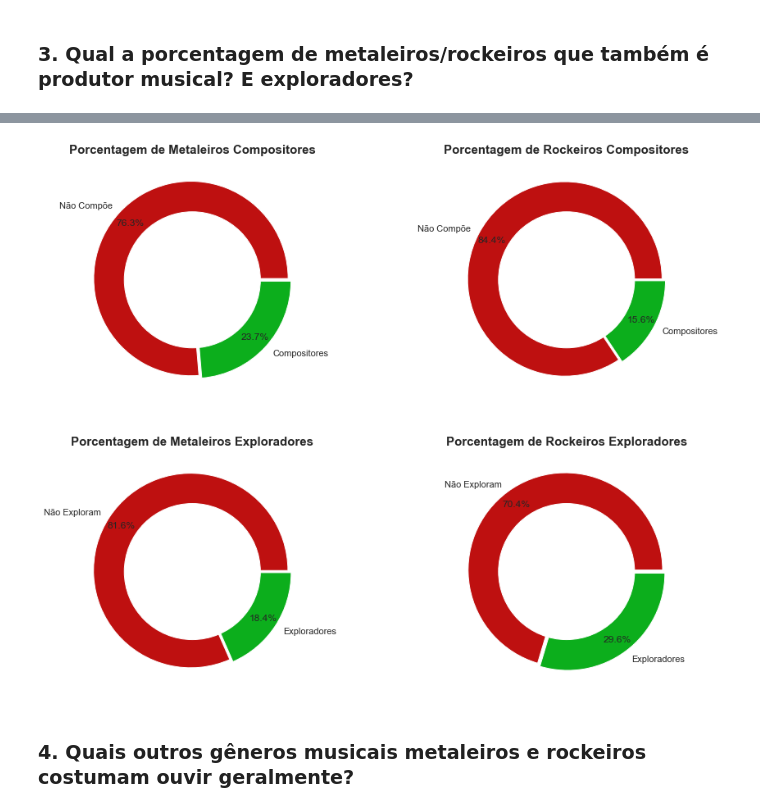
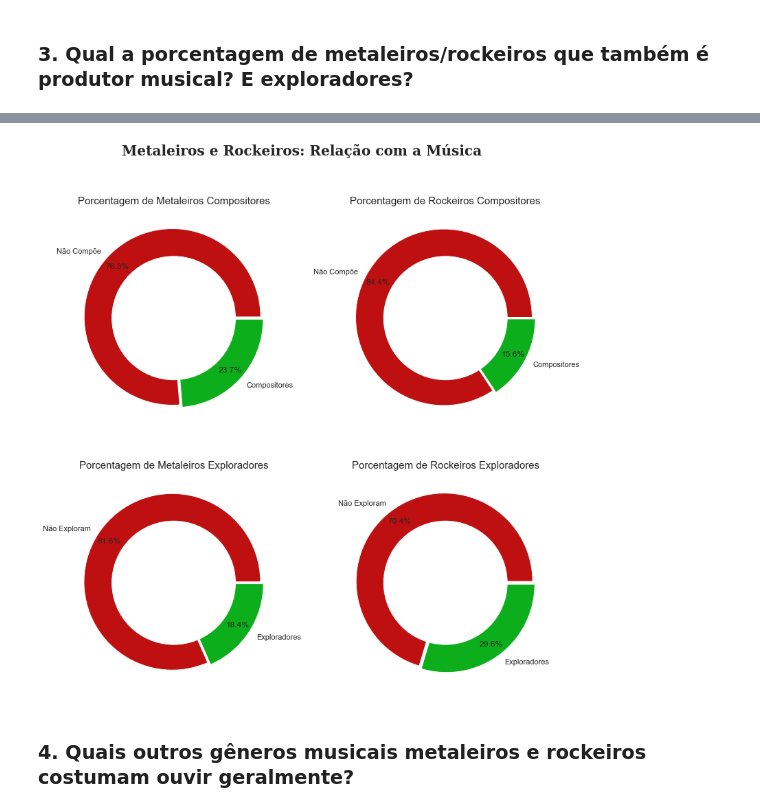
Before and after one commit to JoSEPHDev2022/Mental_Health_X_Music, a Jupyter notebook: analise_exp.ipynb, the cells around one changed output, grey strips where cells are left out. Drawn from its saved outputs; the diff is of its cells as text; code cells hidden in the pictures.

```diff
--- a/analise_exp.ipynb
+++ b/analise_exp.ipynb
@@ -21,13 +21,17 @@ Após a etapa de limpeza serão definidas algumas questões e propostas de anál
 # %%
-# Importando as bibliotecas que serão utilizadas para a realização dos trabalhos:
+# Importando bibliotecas:
 import pandas as pd
 import numpy as np
 import matplotlib.pyplot as plt
 import seaborn as sns
+import warnings
 
-# Definindo parâmetros de tamanho das figuras do Seaborn:
-sns.set(rc={'figure.figsize':(12,8)})
-sns.set(style="darkgrid")
+# Definindo parâmetros:
+sns.set_theme(context='notebook', style="darkgrid")
+pd.set_option('display.max_columns', 500)
+pd.set_option('display.max_rows', 500)
+pd.set_option('display.max_info_columns', 150)
+warnings.filterwarnings('ignore')
 
 print('Pacotes prontos!')
 # %% [output]
@@ -986,77 +1078,44 @@ display(explorers)
 # %%
-fig = plt.figure(figsize=(15, 12))
+fig = plt.figure(figsize=(13, 13))
 
 # Gráfico 1: Metaleiros Compositores
 fig.add_subplot(221)
-qtde = [58, 18]
-labels = ['Não Compõe', 'Compositores']
-
-colors = ['#BE1010', '#0CAE1C']
-explode = (0.02, 0.02)
-
-plt.pie(qtde, labels=labels, colors=colors,
-        autopct='%1.1f%%', pctdistance=0.85, explode=explode)
-
-circle = plt.Circle((0,0), 0.70, fc='white')
-fig = plt.gcf()
-
-fig.gca().add_artist(circle)
-plt.title('Porcentagem de Metaleiros Compositores', fontsize=15, fontweight='bold')
+pieCharts(
+    [58, 18], ['Não Compõe', 'Compositores'], ['#BE1010', '#0CAE1C'],
+    (0.02, 0.02), 'Porcentagem de Metaleiros Compositores'
+)
 
 # Gráfico 2: Rockeiros Compositores
 fig.add_subplot(222)
-qtde = [151, 28]
-labels = ['Não Compõe', 'Compositores']
-
-colors = ['#BE1010', '#0CAE1C']
-explode = (0.02, 0.02)
-
-plt.pie(qtde, labels=labels, colors=colors,
-        autopct='%1.1f%%', pctdistance=0.85, explode=explode)
-
-circle = plt.Circle((0,0), 0.70, fc='white')
-fig = plt.gcf()
-
-fig.gca().add_artist(circle)
-plt.title('Porcentagem de Rockeiros Compositores',fontsize=15, fontweight='bold')
+pieCharts(
+    [151, 28], ['Não Compõe', 'Compositores'], ['#BE1010', '#0CAE1C'],
+    (0.02, 0.02), 'Porcentagem de Rockeiros Compositores'
+)
 
 # Gráfico 3: Metaleiros Exploradores
 fig.add_subplot(223)
-qtde = [62, 14]
-labels = ['Não Exploram', 'Exploradores']
-
-colors = ['#BE1010', '#0CAE1C']
-explode = (0.02, 0.02)
-
-plt.pie(qtde, labels=labels, colors=colors,
-        autopct='%1.1f%%', pctdistance=0.85, explode=explode)
-
-circle = plt.Circle((0,0), 0.70, fc='white')
-fig = plt.gcf()
-
-fig.gca().add_artist(circle)
-plt.title('Porcentagem de Metaleiros Exploradores', fontsize=15, fontweight='bold')
+pieCharts(
+    [62, 14], ['Não Exploram', 'Exploradores'], ['#BE1010', '#0CAE1C'],
+    (0.02, 0.02), 'Porcentagem de Metaleiros Exploradores'
+)
 
 # Gráfico 4: Rockeiros Exploradores
 fig.add_subplot(224)
-qtde = [126, 53]
-labels = ['Não Exploram', 'Exploradores']
+pieCharts(
+    [126, 53], ['Não Exploram', 'Exploradores'], ['#BE1010', '#0CAE1C'],
+    (0.02, 0.02), 'Porcentagem de Rockeiros Exploradores'
+)
 
-colors = ['#BE1010', '#0CAE1C']
-explode = (0.02, 0.02)
-
-plt.pie(qtde, labels=labels, colors=colors,
-        autopct='%1.1f%%', pctdistance=0.85, explode=explode)
-
-circle = plt.Circle((0,0), 0.70, fc='white')
-fig = plt.gcf()
-
-fig.gca().add_artist(circle)
-plt.title('Porcentagem de Rockeiros Exploradores', fontsize=15, fontweight='bold')
+plt.suptitle(
+    'Metaleiros e Rockeiros: Relação com a Música',
+    fontweight='bold',
+    fontsize=20,
+    fontfamily='serif'
+)
 
 plt.show()
 # %% [output]
-[figure, old version]
+[figure, new version]
 # %% [markdown]
 ### **4. Quais outros gêneros musicais metaleiros e rockeiros costumam ouvir geralmente?**
 # %% [markdown]
```
Also changed, not shown: parts of 68 cells of this notebook.
